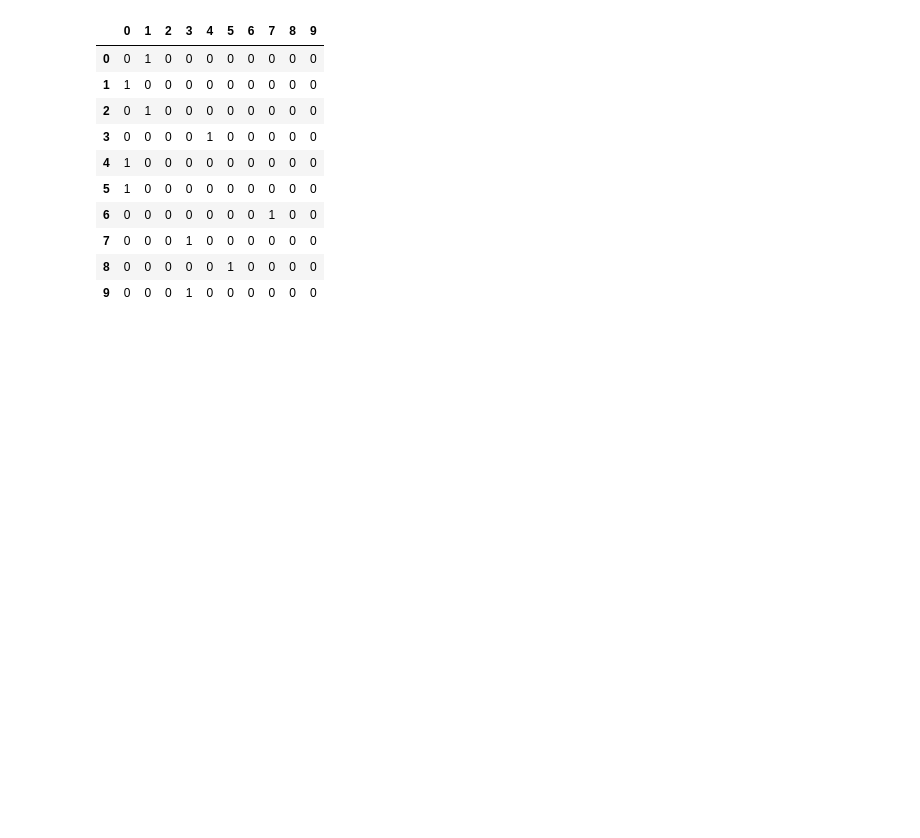
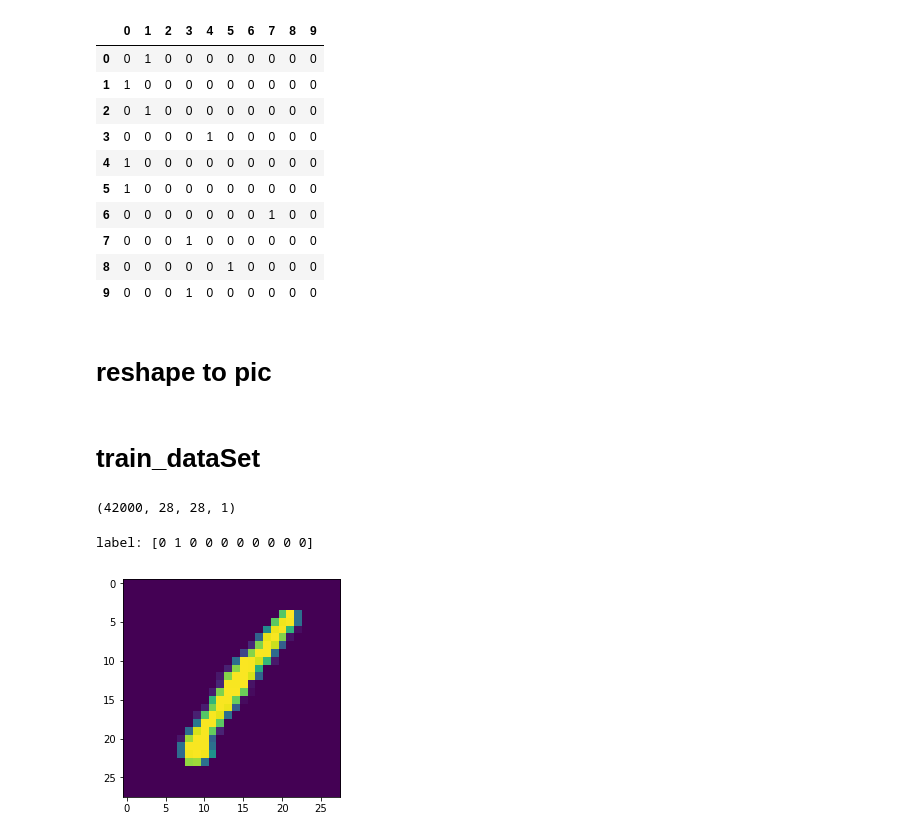
Before and after one commit to XierHacker/KaggleCollection, a Jupyter notebook: DigitRecognizer/source/dataExplore.ipynb, the cells around one changed output. Drawn from its saved outputs; the diff is of its cells as text; code cells hidden in the pictures; blank space fills up the shorter version.

```diff
--- a/DigitRecognizer/source/dataExplore.ipynb
+++ b/DigitRecognizer/source/dataExplore.ipynb
@@ -73,3 +73,22 @@ train_labels_frame.head(10)
 | 7 | 0 | 0 | 0 | 1 | 0 | 0 | 0 | 0 | 0 | 0 |
 | 8 | 0 | 0 | 0 | 0 | 0 | 1 | 0 | 0 | 0 | 0 |
 | 9 | 0 | 0 | 0 | 1 | 0 | 0 | 0 | 0 | 0 | 0 |
+# %% [markdown]
+# reshape to pic
+# %%
+train_dataSet=data.vecToPic(dataSet=train_frame.values)
+test_dataSet=data.vecToPic(dataSet=test_frame.values)
+# %% [markdown]
+
+# train_dataSet
+# %%
+#shape
+train_dataSet.shape
+# %% [output]
+(42000, 28, 28, 1)
+# %%
+#show 0'th pic
+data.showpic(dataSet=train_dataSet,i=0,labels=train_labels_frame.values)
+# %% [output]
+label: [0 1 0 0 0 0 0 0 0 0]
+[figure, added]
```
Also changed, not shown: parts of 5 cells of this notebook, 1 other file.
